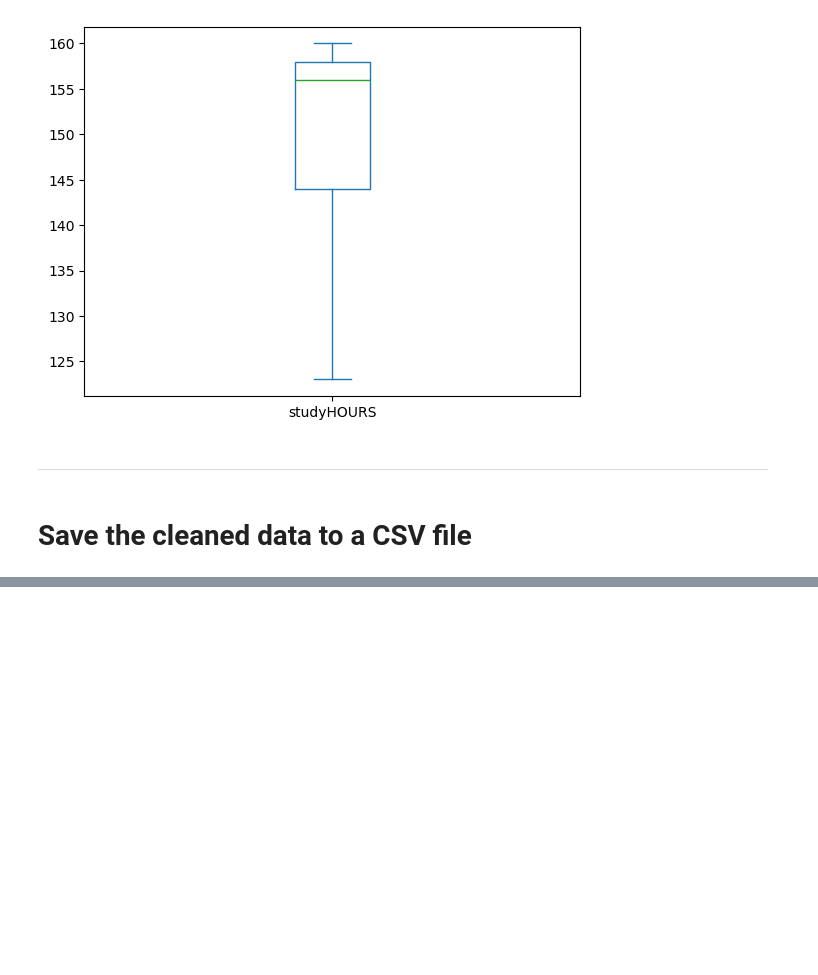
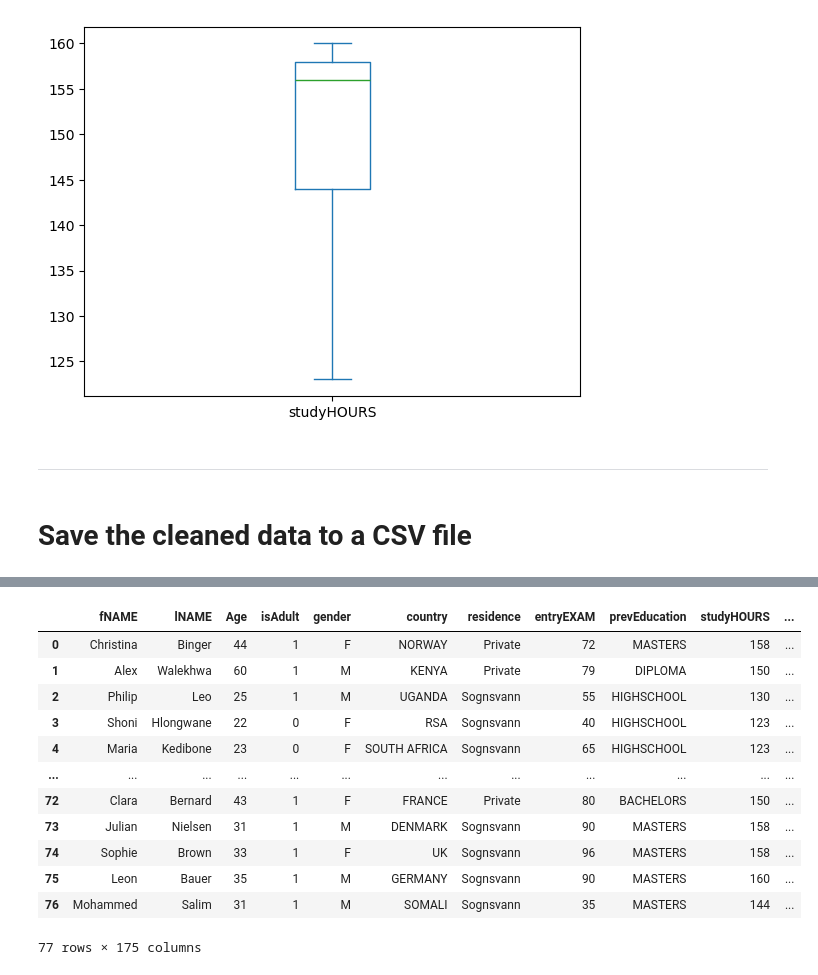
Before and after one commit to Hady-Shams/DEPI_Data_Science_Projects, a Jupyter notebook: [5] Data preprocessing/Student dataset.ipynb, the cells around one changed output, grey strips where cells are left out. Saved outputs shown, nothing was run; the diff lists cells and outputs as text; code cells hidden in the pictures; blank space fills up the shorter version.

```diff
--- a/[5] Data preprocessing/Student dataset.ipynb
+++ b/[5] Data preprocessing/Student dataset.ipynb
@@ -432,0 +571,22 @@ df_student.to_csv("cleaned_students.csv", index=False)
+# %%
+# OneHotEncoder
+df_encoded = df_student.copy()
+
+Encoder = OneHotEncoder(sparse_output=False, drop='first')
+encoded = Encoder.fit_transform(df_encoded[categorical_cols])
+encoded_df = pd.DataFrame(encoded , columns= Encoder.get_feature_names_out())
+pd.concat([df_encoded, encoded_df] , axis = 1)
+# %% [output]
+|  | fNAME | lNAME | Age | isAdult | gender | country | residence | entryEXAM | prevEducation | studyHOURS | ... |
+| 0 | Christina | Binger | 44 | 1 | F | NORWAY | Private | 72 | MASTERS | 158 | ... |
+| 1 | Alex | Walekhwa | 60 | 1 | M | KENYA | Private | 79 | DIPLOMA | 150 | ... |
+| 2 | Philip | Leo | 25 | 1 | M | UGANDA | Sognsvann | 55 | HIGHSCHOOL | 130 | ... |
+| 3 | Shoni | Hlongwane | 22 | 0 | F | RSA | Sognsvann | 40 | HIGHSCHOOL | 123 | ... |
+| 4 | Maria | Kedibone | 23 | 0 | F | SOUTH AFRICA | Sognsvann | 65 | HIGHSCHOOL | 123 | ... |
+| ... | ... | ... | ... | ... | ... | ... | ... | ... | ... | ... | ... |
+| 72 | Clara | Bernard | 43 | 1 | F | FRANCE | Private | 80 | BACHELORS | 150 | ... |
+| 73 | Julian | Nielsen | 31 | 1 | M | DENMARK | Sognsvann | 90 | MASTERS | 158 | ... |
+| 74 | Sophie | Brown | 33 | 1 | F | UK | Sognsvann | 96 | MASTERS | 158 | ... |
+| 75 | Leon | Bauer | 35 | 1 | M | GERMANY | Sognsvann | 90 | MASTERS | 160 | ... |
+| 76 | Mohammed | Salim | 31 | 1 | M | SOMALI | Sognsvann | 35 | MASTERS | 144 | ... |
+77 rows × 175 columns
```
Also changed, not shown: parts of 34 cells of this notebook.
